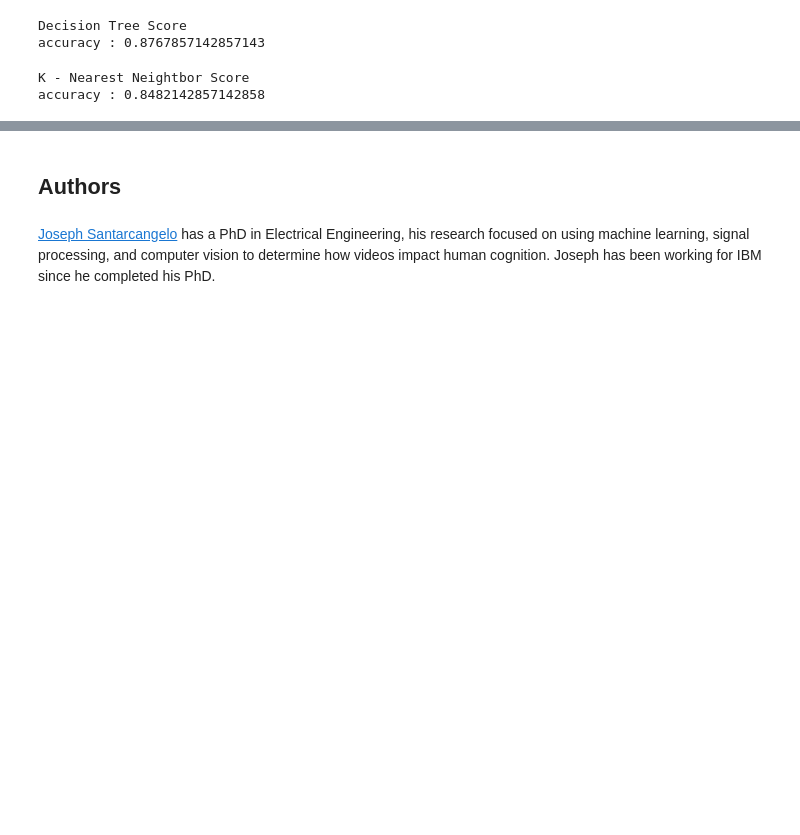
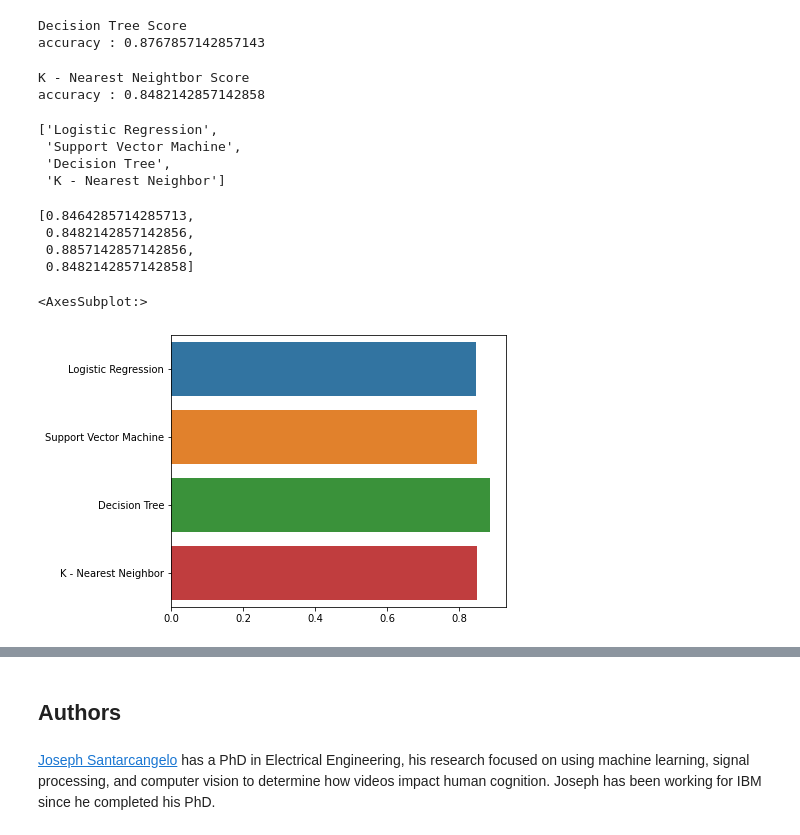
Before and after one commit to cvaisnor/IBM-Data-Science-Capstone, a Jupyter notebook: Machine Learning Prediction Lab.ipynb, the cells around one changed output, grey strips where cells are left out. Drawn from its saved outputs; the diff is of its cells as text; code cells hidden in the pictures; blank space fills up the shorter version.

Commit message:
Made a horizontal bar graph and a df of the models w/ scores.

```diff
--- a/Machine Learning Prediction Lab.ipynb
+++ b/Machine Learning Prediction Lab.ipynb
@@ -343,3 +343,25 @@ print("accuracy :",knn_cv.best_score_)
 # %% [output]
 K - Nearest Neightbor Score
 accuracy : 0.8482142857142858
+# %%
+Models = ['Logistic Regression', 'Support Vector Machine', 'Decision Tree', 'K - Nearest Neighbor']
+Scores = [logreg_cv.best_score_, svm_cv.best_score_, tree_cv.best_score_, knn_cv.best_score_]
+# %%
+Models
+# %% [output]
+['Logistic Regression',
+ 'Support Vector Machine',
+ 'Decision Tree',
+ 'K - Nearest Neighbor']
+# %%
+Scores
+# %% [output]
+[0.8464285714285713,
+ 0.8482142857142856,
+ 0.8857142857142856,
+ 0.8482142857142858]
+# %%
+sns.barplot(x=Scores, y=Models, orient='h')
+# %% [output]
+<AxesSubplot:>
+[figure, added]
```
Also changed, not shown: parts of 4 cells of this notebook.
